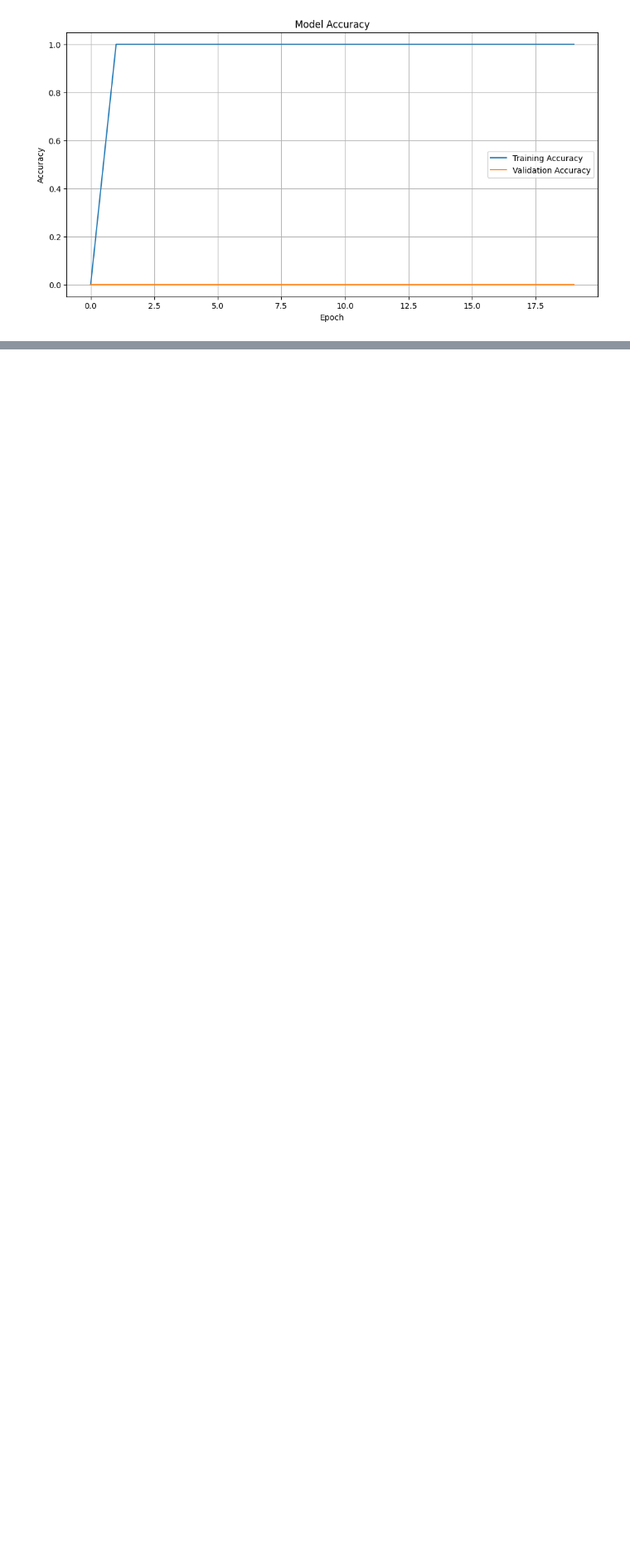
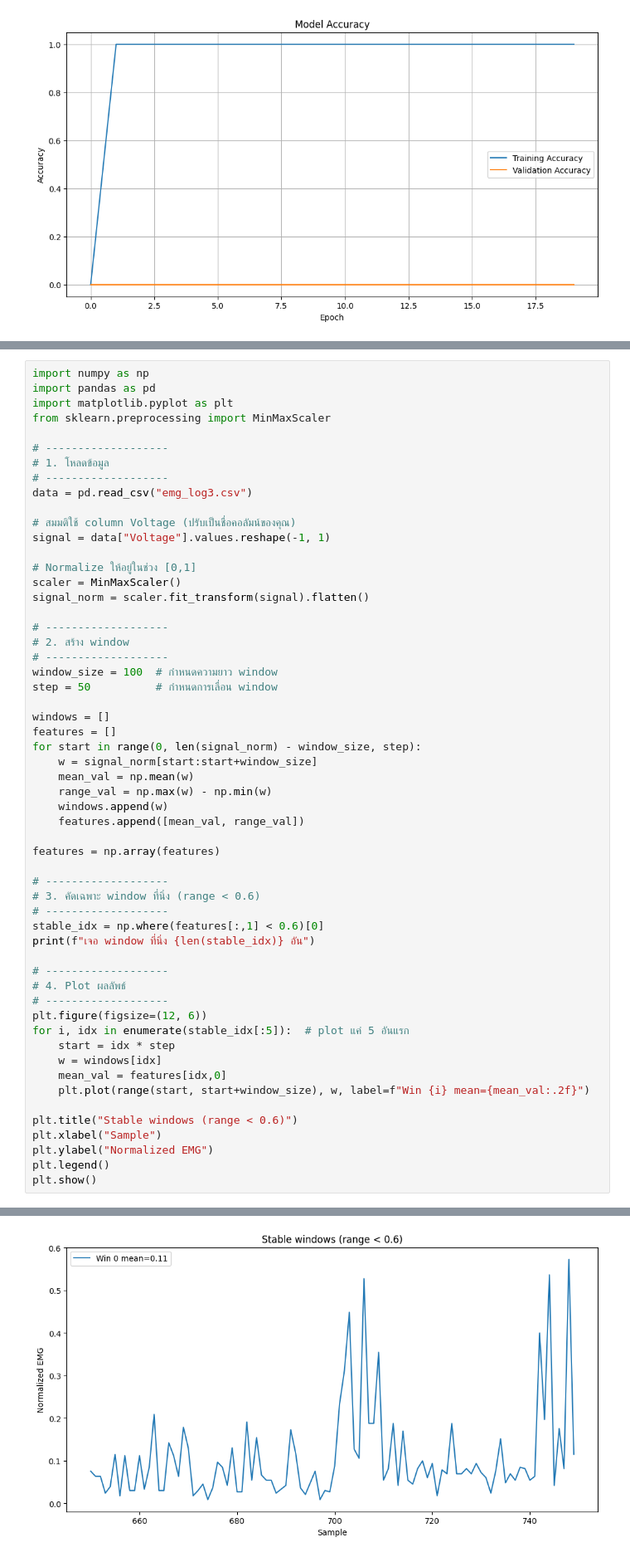
Before and after one commit to pittachiox/AISkilledarm_new, a Jupyter notebook: myemg/train_1.ipynb, the cells around one changed output, grey strips where cells are left out. Shown at 83% size. Drawn from its saved outputs; the diff is of its cells as text; blank space fills up the shorter version.

Commit message:
stable window

```diff
--- a/myemg/train_1.ipynb
+++ b/myemg/train_1.ipynb
@@ -782,0 +837,57 @@ Epoch 6/20
+# %%
+import numpy as np
+import pandas as pd
+import matplotlib.pyplot as plt
+from sklearn.preprocessing import MinMaxScaler
+
+# -------------------
+# 1. โหลดข้อมูล
+# -------------------
+data = pd.read_csv("emg_log3.csv")
+
+# สมมติใช้ column Voltage (ปรับเป็นชื่อคอลัมน์ของคุณ)
+signal = data["Voltage"].values.reshape(-1, 1)
+
+# Normalize ให้อยู่ในช่วง [0,1]
+scaler = MinMaxScaler()
+signal_norm = scaler.fit_transform(signal).flatten()
+
+# -------------------
+# 2. สร้าง window
+# -------------------
+window_size = 100  # กำหนดความยาว window
+step = 50          # กำหนดการเลื่อน window
+
+windows = []
+features = []
+for start in range(0, len(signal_norm) - window_size, step):
+    w = signal_norm[start:start+window_size]
+    mean_val = np.mean(w)
+    range_val = np.max(w) - np.min(w)
+    windows.append(w)
+    features.append([mean_val, range_val])
+
+features = np.array(features)
+
+# -------------------
+# 3. คัดเฉพาะ window ที่นิ่ง (range < 0.6)
+# -------------------
+stable_idx = np.where(features[:,1] < 0.6)[0]
+print(f"เจอ window ที่นิ่ง {len(stable_idx)} อัน")
+
+# -------------------
+# 4. Plot ผลลัพธ์
+# -------------------
+plt.figure(figsize=(12, 6))
+for i, idx in enumerate(stable_idx[:5]):  # plot แค่ 5 อันแรก
+    start = idx * step
+    w = windows[idx]
+    mean_val = features[idx,0]
+    plt.plot(range(start, start+window_size), w, label=f"Win {i} mean={mean_val:.2f}")
+
+plt.title("Stable windows (range < 0.6)")
+plt.xlabel("Sample")
+plt.ylabel("Normalized EMG")
+plt.legend()
+plt.show()
+# %% [output]
@@ -782,0 +895 @@ Epoch 6/20
+[figure, added]
```
Also changed, not shown: parts of 5 cells of this notebook.
